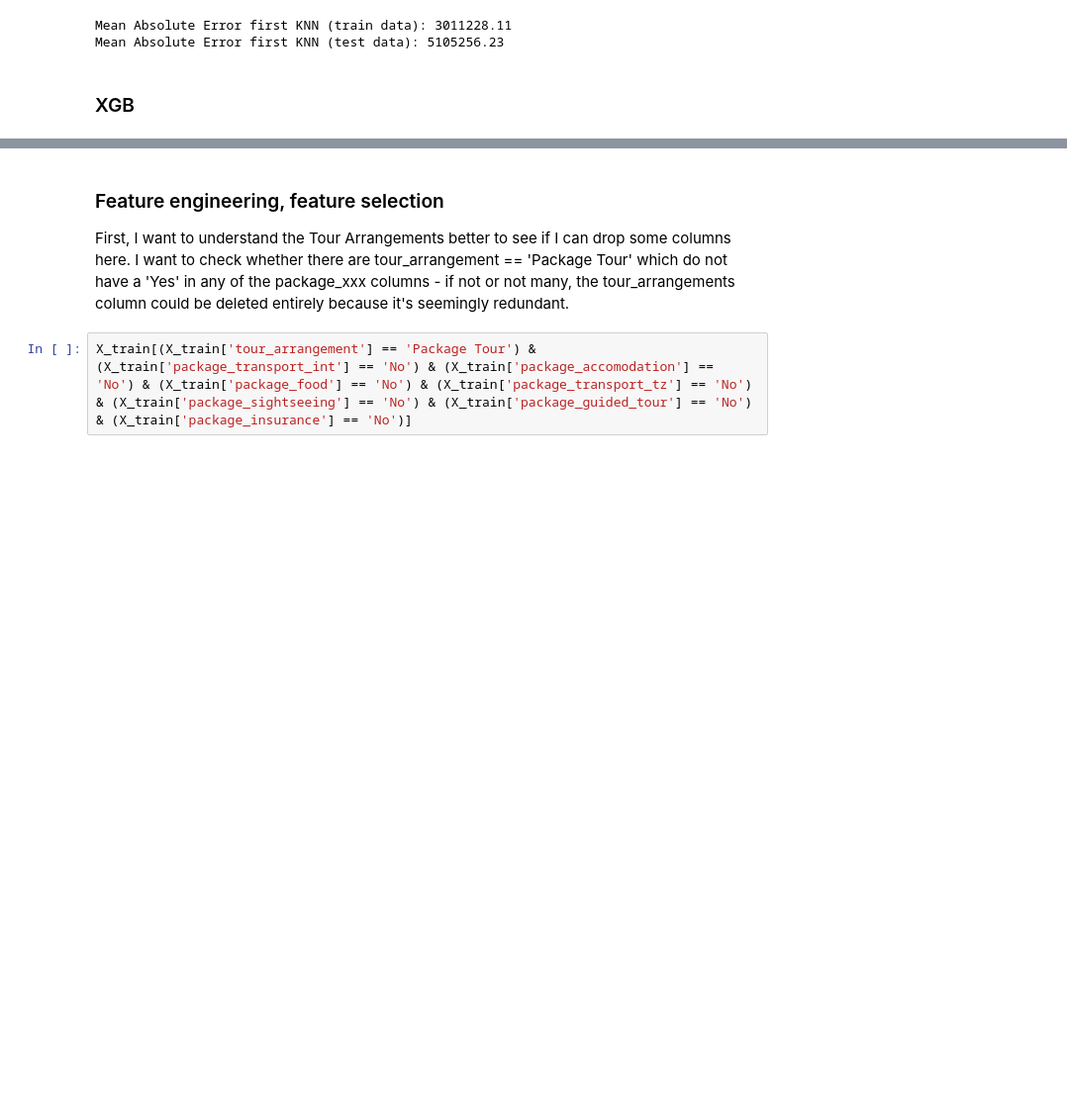
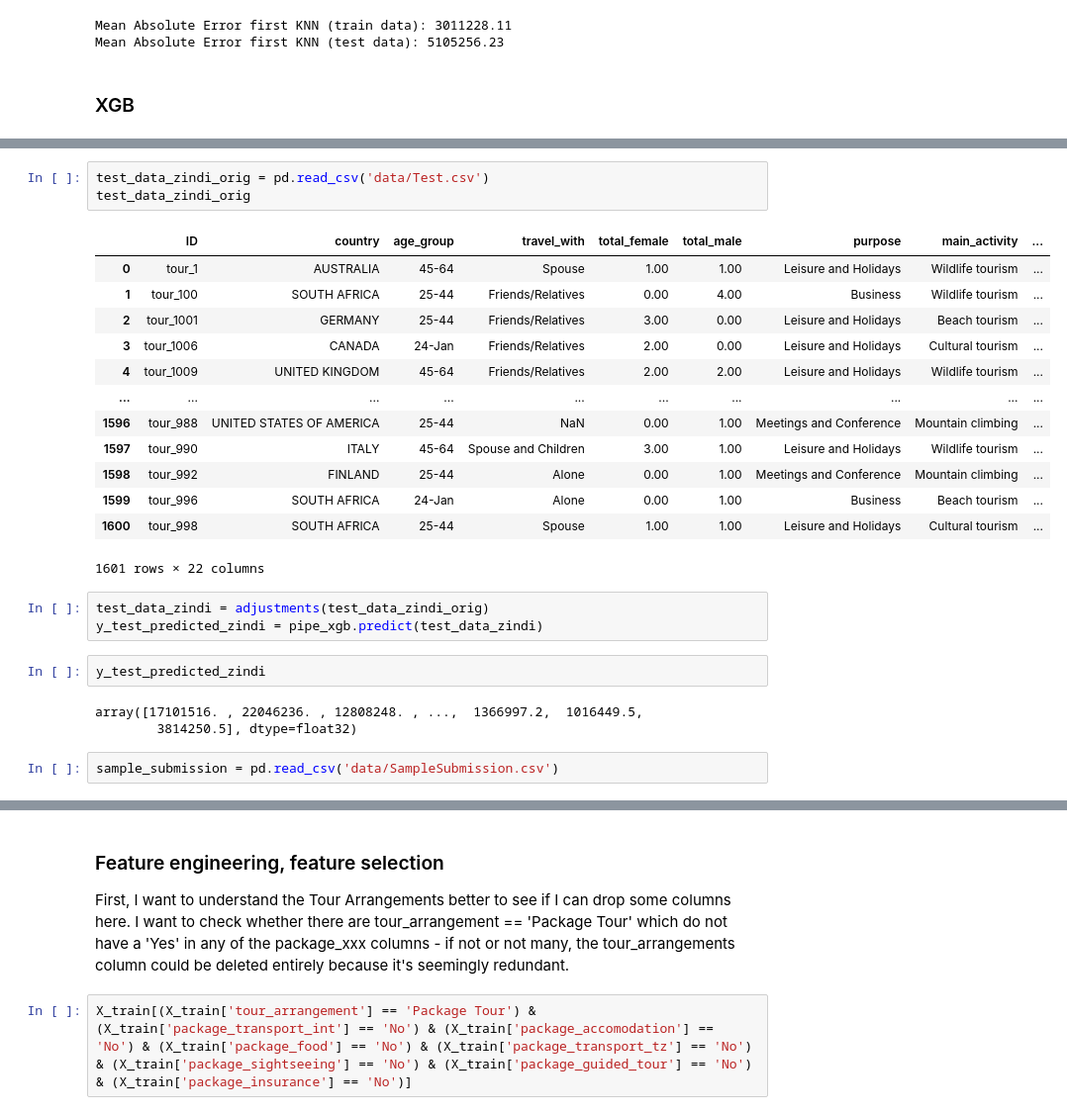
Before and after one commit to scheinmensch/Tanzania_Tourism_Prediction, a Jupyter notebook: Model.ipynb, the cells around one changed output, grey strips where cells are left out. Shown at 99% size. Saved outputs shown, nothing was run; the diff lists cells and outputs as text; blank space fills up the shorter version.

```diff
--- a/Model.ipynb
+++ b/Model.ipynb
@@ -490,0 +506,27 @@ We now have to reduce the noise in the data set and start with
+# %%
+test_data_zindi_orig = pd.read_csv('data/Test.csv')
+test_data_zindi_orig
+# %% [output]
+|  | ID | country | age_group | travel_with | total_female | total_male | purpose | main_activity | ... |
+| 0 | tour_1 | AUSTRALIA | 45-64 | Spouse | 1.00 | 1.00 | Leisure and Holidays | Wildlife tourism | ... |
+| 1 | tour_100 | SOUTH AFRICA | 25-44 | Friends/Relatives | 0.00 | 4.00 | Business | Wildlife tourism | ... |
+| 2 | tour_1001 | GERMANY | 25-44 | Friends/Relatives | 3.00 | 0.00 | Leisure and Holidays | Beach tourism | ... |
+| 3 | tour_1006 | CANADA | 24-Jan | Friends/Relatives | 2.00 | 0.00 | Leisure and Holidays | Cultural tourism | ... |
+| 4 | tour_1009 | UNITED KINGDOM | 45-64 | Friends/Relatives | 2.00 | 2.00 | Leisure and Holidays | Wildlife tourism | ... |
+| ... | ... | ... | ... | ... | ... | ... | ... | ... | ... |
+| 1596 | tour_988 | UNITED STATES OF AMERICA | 25-44 | NaN | 0.00 | 1.00 | Meetings and Conference | Mountain climbing | ... |
+| 1597 | tour_990 | ITALY | 45-64 | Spouse and Children | 3.00 | 1.00 | Leisure and Holidays | Wildlife tourism | ... |
+| 1598 | tour_992 | FINLAND | 25-44 | Alone | 0.00 | 1.00 | Meetings and Conference | Mountain climbing | ... |
+| 1599 | tour_996 | SOUTH AFRICA | 24-Jan | Alone | 0.00 | 1.00 | Business | Beach tourism | ... |
+| 1600 | tour_998 | SOUTH AFRICA | 25-44 | Spouse | 1.00 | 1.00 | Leisure and Holidays | Cultural tourism | ... |
+1601 rows × 22 columns
+# %%
+test_data_zindi = adjustments(test_data_zindi_orig)
+y_test_predicted_zindi = pipe_xgb.predict(test_data_zindi)
+# %%
+y_test_predicted_zindi
+# %% [output]
+array([17101516. , 22046236. , 12808248. , ...,  1366997.2,  1016449.5,
+        3814250.5], dtype=float32)
+# %%
+sample_submission = pd.read_csv('data/SampleSubmission.csv')
```
Also changed, not shown: parts of 43 cells of this notebook.
